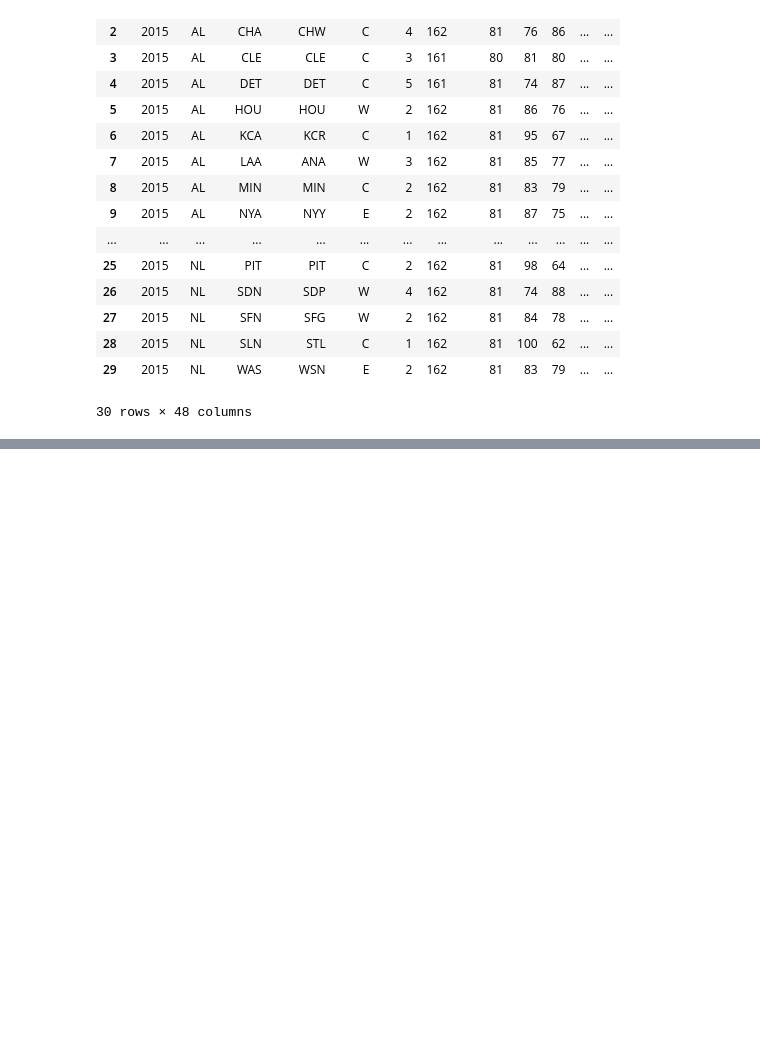
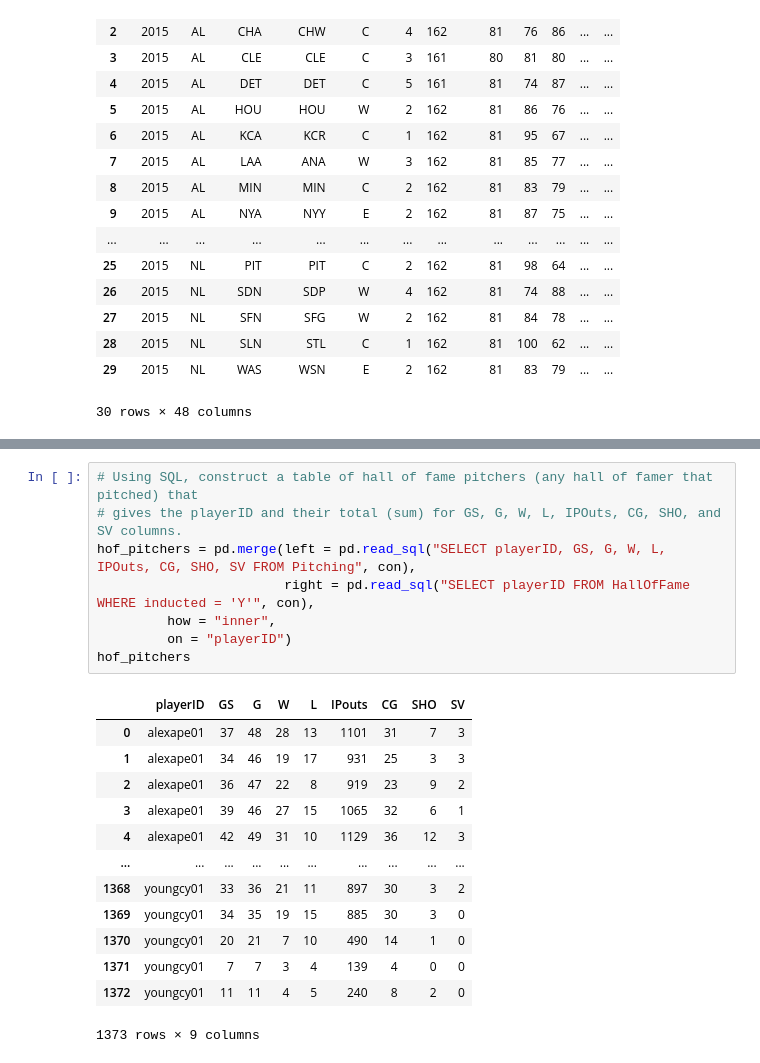
Before and after one commit to scimaksim/Python_graduate_coursework, a Jupyter notebook: HW5/Nikiforov_Assignment_5.ipynb, the cells around one changed output, grey strips where cells are left out. Saved outputs shown, nothing was run; the diff lists cells and outputs as text; blank space fills up the shorter version.

```diff
--- a/HW5/Nikiforov_Assignment_5.ipynb
+++ b/HW5/Nikiforov_Assignment_5.ipynb
@@ -150,0 +298,22 @@ pd.read_sql("SELECT * FROM Teams WHERE YearID = 2015", con)
+# %%
+# Using SQL, construct a table of hall of fame pitchers (any hall of famer that pitched) that
+# gives the playerID and their total (sum) for GS, G, W, L, IPOuts, CG, SHO, and SV columns.
+hof_pitchers = pd.merge(left = pd.read_sql("SELECT playerID, GS, G, W, L, IPOuts, CG, SHO, SV FROM Pitching", con),
+                        right = pd.read_sql("SELECT playerID FROM HallOfFame WHERE inducted = 'Y'", con),
+         how = "inner",
+         on = "playerID")
+hof_pitchers
+# %% [output]
+|  | playerID | GS | G | W | L | IPouts | CG | SHO | SV |
+| 0 | alexape01 | 37 | 48 | 28 | 13 | 1101 | 31 | 7 | 3 |
+| 1 | alexape01 | 34 | 46 | 19 | 17 | 931 | 25 | 3 | 3 |
+| 2 | alexape01 | 36 | 47 | 22 | 8 | 919 | 23 | 9 | 2 |
+| 3 | alexape01 | 39 | 46 | 27 | 15 | 1065 | 32 | 6 | 1 |
+| 4 | alexape01 | 42 | 49 | 31 | 10 | 1129 | 36 | 12 | 3 |
+| ... | ... | ... | ... | ... | ... | ... | ... | ... | ... |
+| 1368 | youngcy01 | 33 | 36 | 21 | 11 | 897 | 30 | 3 | 2 |
+| 1369 | youngcy01 | 34 | 35 | 19 | 15 | 885 | 30 | 3 | 0 |
+| 1370 | youngcy01 | 20 | 21 | 7 | 10 | 490 | 14 | 1 | 0 |
+| 1371 | youngcy01 | 7 | 7 | 3 | 4 | 139 | 4 | 0 | 0 |
+| 1372 | youngcy01 | 11 | 11 | 4 | 5 | 240 | 8 | 2 | 0 |
+1373 rows × 9 columns
```
Also changed, not shown: parts of 15 cells of this notebook, 1 other file.
